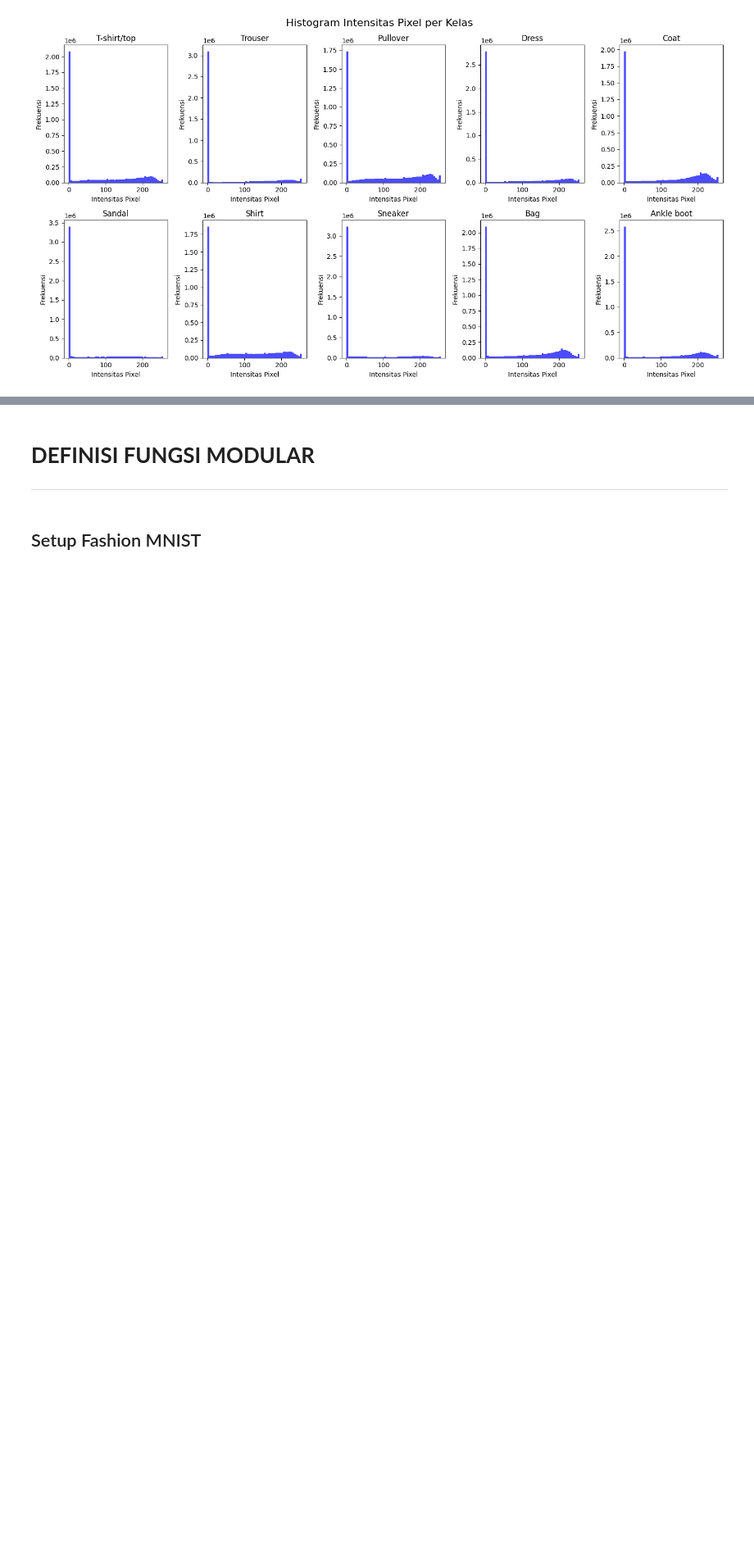
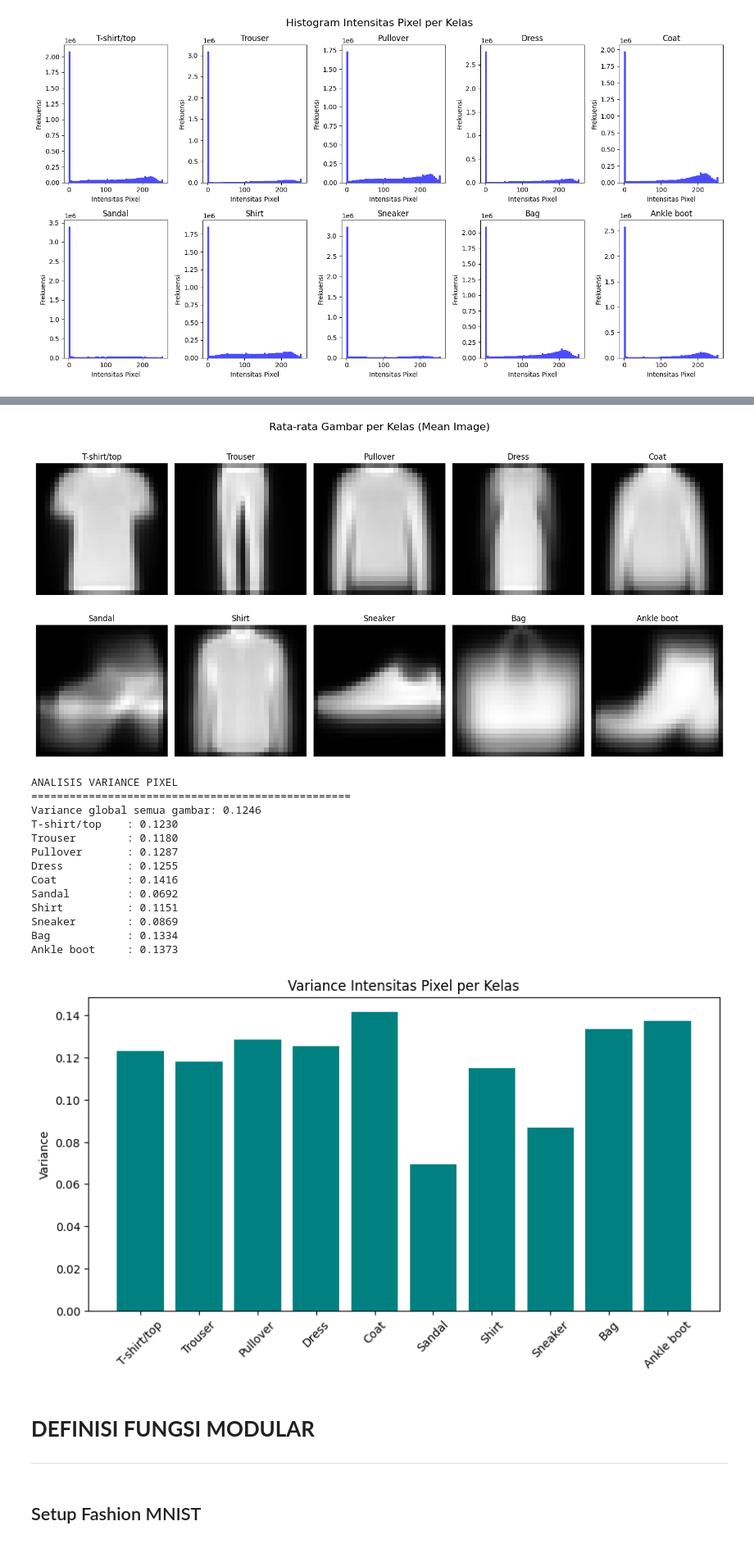
Before and after one commit to Wildan-bin/quantization-mnist, a Jupyter notebook: Modular Pipeline/Quantization_Fashion_MNIST.ipynb, the cells around one changed output, grey strips where cells are left out. Shown at 82% size. Cells and saved outputs as stored; diff of their text form; code cells hidden in the pictures; blank space fills up the shorter version.

Commit message:
Menganalisa mean intensitas piksel gambar per label dari dataset

```diff
--- a/Modular Pipeline/Quantization_Fashion_MNIST.ipynb
+++ b/Modular Pipeline/Quantization_Fashion_MNIST.ipynb
@@ -218,3 +220,61 @@ T-shirt/top 83.029980 89.438480    0  255
+# %%
+# Mean image per kelas
+fig, axes = plt.subplots(2, 5, figsize=(15, 8))
+fig.suptitle('Rata-rata Gambar per Kelas (Mean Image)', fontsize=16)
+
+for idx, class_name in enumerate(class_names):
+    row = idx // 5
+    col = idx % 5
+
+    class_images = images[labels == idx]
+    mean_img = class_images.mean(axis=0)
+
+    axes[row, col].imshow(mean_img, cmap='gray')
+    axes[row, col].set_title(f'{class_name}')
+    axes[row, col].axis('off')
+
+plt.tight_layout()
+plt.show()
+
+# Analisis variance per pixel (penting untuk normalisasi)
+print("\n"+"ANALISIS VARIANCE PIXEL")
+print("="*50)
+
+# Hitung variance global
+global_variance = np.var(images / 255.0)
+print(f"Variance global semua gambar: {global_variance:.4f}")
+
+# Variance per kelas
+variance_per_class = []
+for i in range(10):
+    class_images = images[labels == i] / 255.0
+    var = np.var(class_images)
+    variance_per_class.append(var)
+    print(f"{class_names[i]:15s}: {var:.4f}")
+
+# Visualisasi variance per kelas
+plt.figure(figsize=(10, 5))
+plt.bar(class_names, variance_per_class, color='teal')
+plt.title('Variance Intensitas Pixel per Kelas')
+plt.ylabel('Variance')
+plt.xticks(rotation=45)
+plt.show()
+# %% [output]
+[figure, added]
+ANALISIS VARIANCE PIXEL
+==================================================
+Variance global semua gambar: 0.1246
+T-shirt/top    : 0.1230
+Trouser        : 0.1180
+Pullover       : 0.1287
+Dress          : 0.1255
+Coat           : 0.1416
+Sandal         : 0.0692
+Shirt          : 0.1151
+Sneaker        : 0.0869
+Bag            : 0.1334
+Ankle boot     : 0.1373
+[figure, added]
 # %% [markdown]
 # **DEFINISI FUNGSI MODULAR**
 
```
Also changed, not shown: parts of 1 cell of this notebook.
